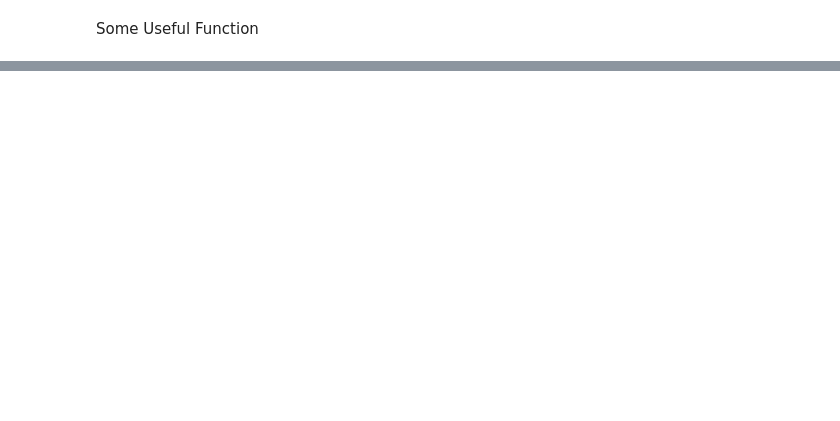
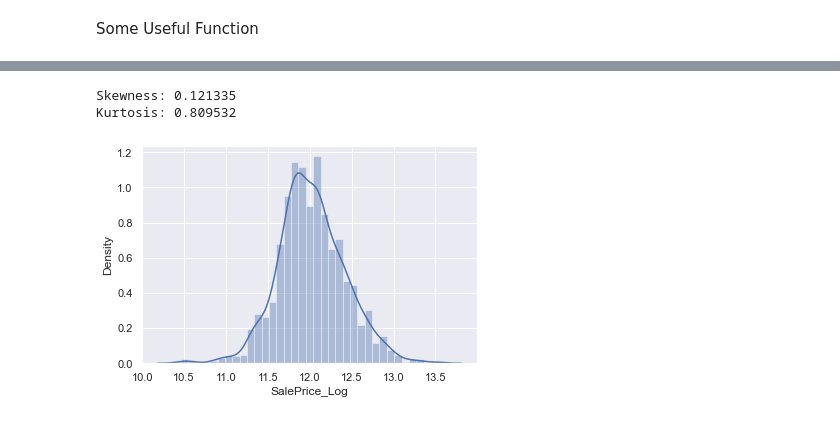
Before and after one commit to yagaoka/kaggle-Competition, a Jupyter notebook: house-prices/house_price2.ipynb, the cells around one changed output, grey strips where cells are left out. Cells and saved outputs as stored; diff of their text form; code cells hidden in the pictures; blank space fills up the shorter version.

```diff
--- a/house-prices/house_price2.ipynb
+++ b/house-prices/house_price2.ipynb
@@ -63,0 +145,13 @@ df_test = pd.read_csv("test.csv")
+# %%
+df_train["SalePrice_Log"] = np.log(df_train["SalePrice"])
+
+sns.distplot(df_train["SalePrice_Log"])
+
+print("Skewness: %f" % df_train["SalePrice_Log"].skew())
+print("Kurtosis: %f" % df_train["SalePrice_Log"].kurt())
+
+df_train.drop("SalePrice", axis=1, inplace=True)
+# %% [output]
+Skewness: 0.121335
+Kurtosis: 0.809532
+[figure, added]
```
Also changed, not shown: parts of 7 cells of this notebook.
